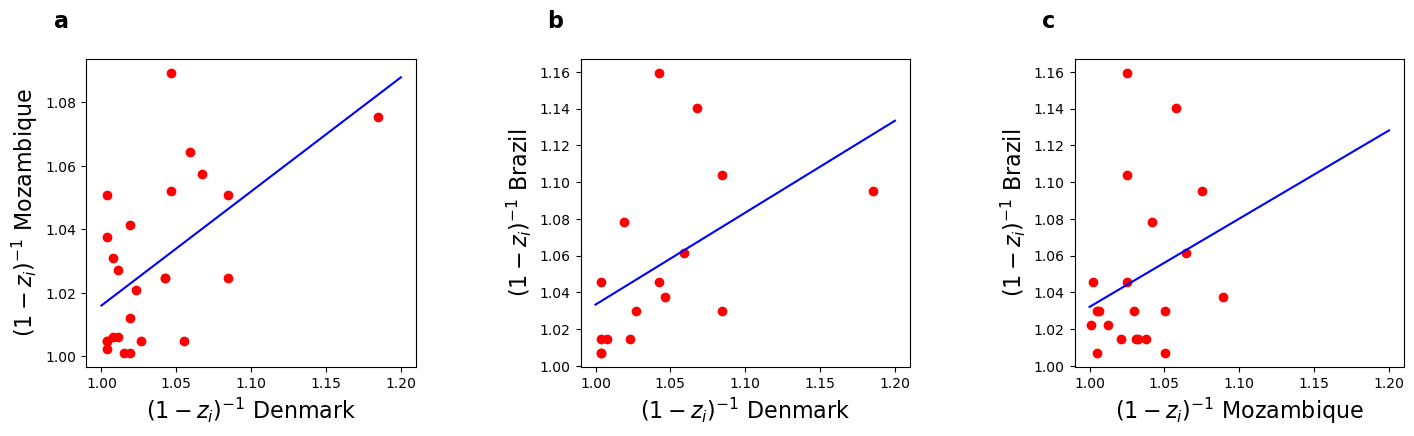
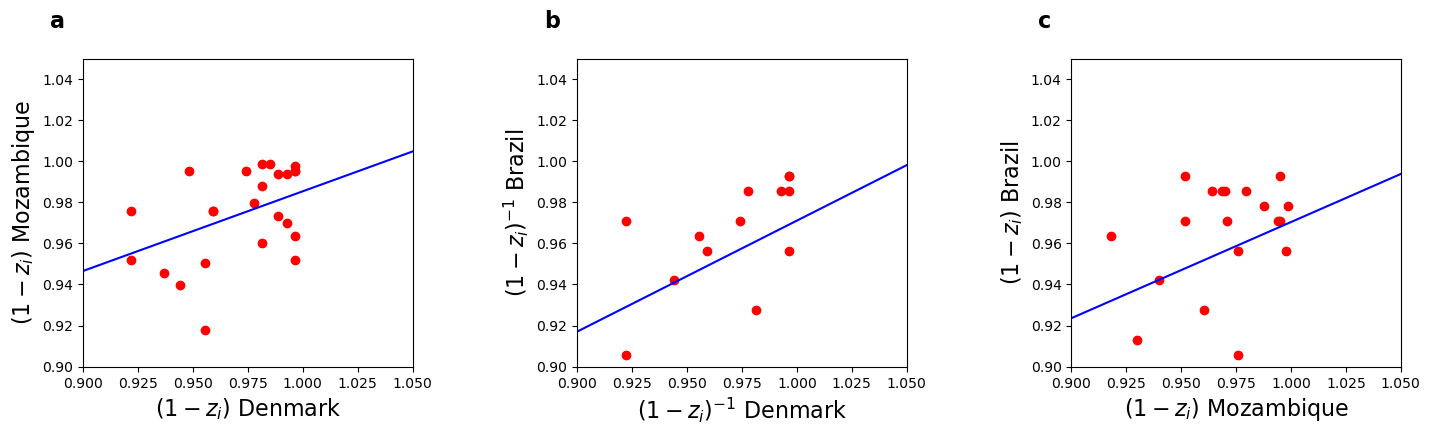
The notebook cell's code change between the first figure and the second:
--- before
+++ after
@@ -9,9 +9,11 @@
 fig, ax = plt.subplots(1, 3, figsize = (17, 4))
 fig.subplots_adjust( wspace = 0.5)
-x = np.linspace(1, 1.2, 50)
+x = np.linspace(0.9, 1.2, 80)
 
 
 for i in range (0, 3):
-    
+        ax[i].set_xlim(0.9, 1.05)
+        ax[i].set_ylim(0.9, 1.05)
+        
         s1_strain = sub_country_strain[i]
         s2_strain = sub_country_strain[i-1]
@@ -29,9 +31,9 @@
             index_s1 = np.where(s1_strain == strain) #find the index of common strain
             index_s1 = index_s1[0]
-            s1_common.extend(1/(1 - s1_cases[index_s1]))
+            s1_common.extend(1 - s1_cases[index_s1])
             
             index_s2 = np.where(s2_strain == strain) #find the index of common strain
             index_s2 = index_s2[0]
-            s2_common.extend(1/(1 - s2_cases[index_s2]))
+            s2_common.extend(1 - s2_cases[index_s2])
         
         s1_common = np.array(s1_common)
@@ -71,6 +73,6 @@
 
         else:
-            ax[i].set_xlabel('$(1-z_i)^{{-1}}$ {}'.format(label[i]), fontsize = 16)
-            ax[i].set_ylabel('$(1-z_i)^{{-1}}$ {}'.format(label[i-1]), fontsize = 16)
+            ax[i].set_xlabel('$(1-z_i)$ {}'.format(label[i]), fontsize = 16)
+            ax[i].set_ylabel('$(1-z_i)$ {}'.format(label[i-1]), fontsize = 16)
             ax[i].text(-.1, 1.1, '{}'.format(order[i]), transform=ax[i].transAxes, size=16, weight='bold')
         

Commit: Add files via upload